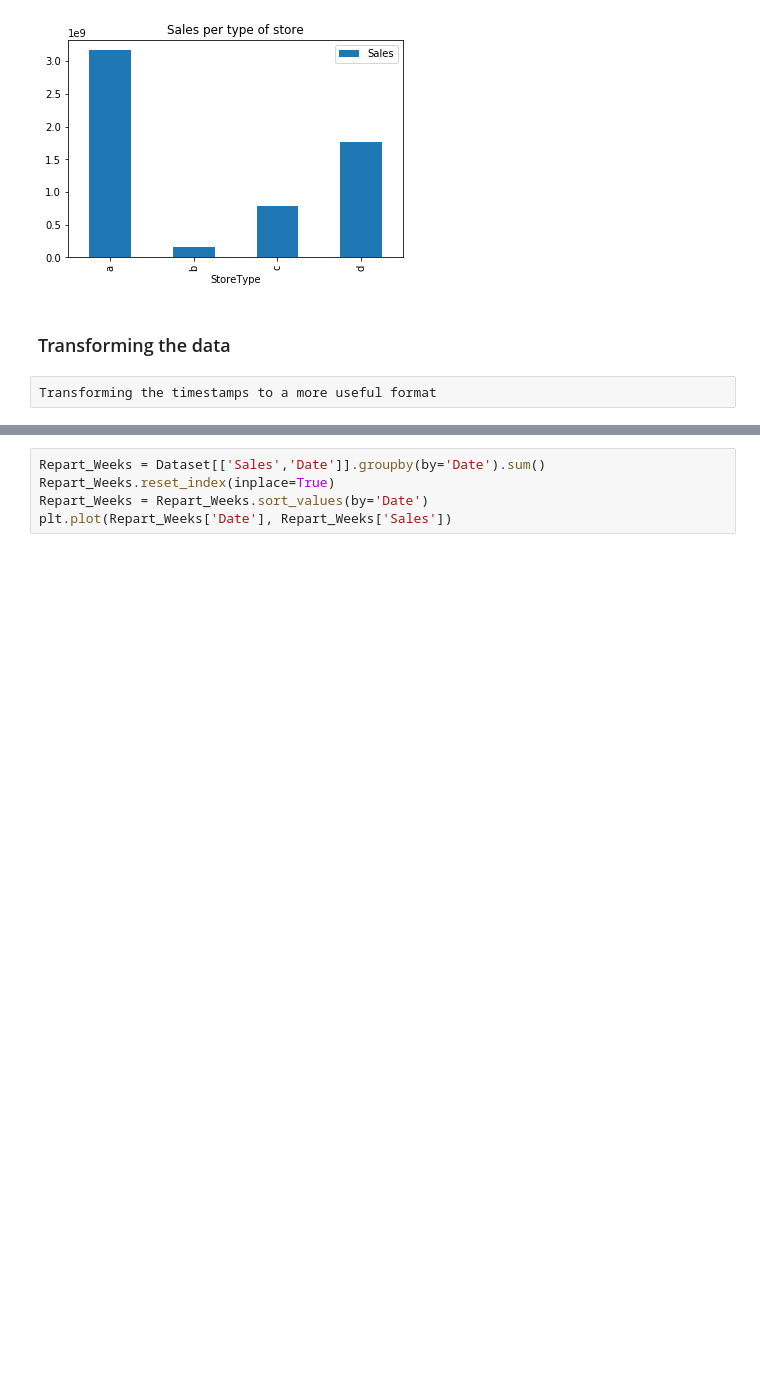
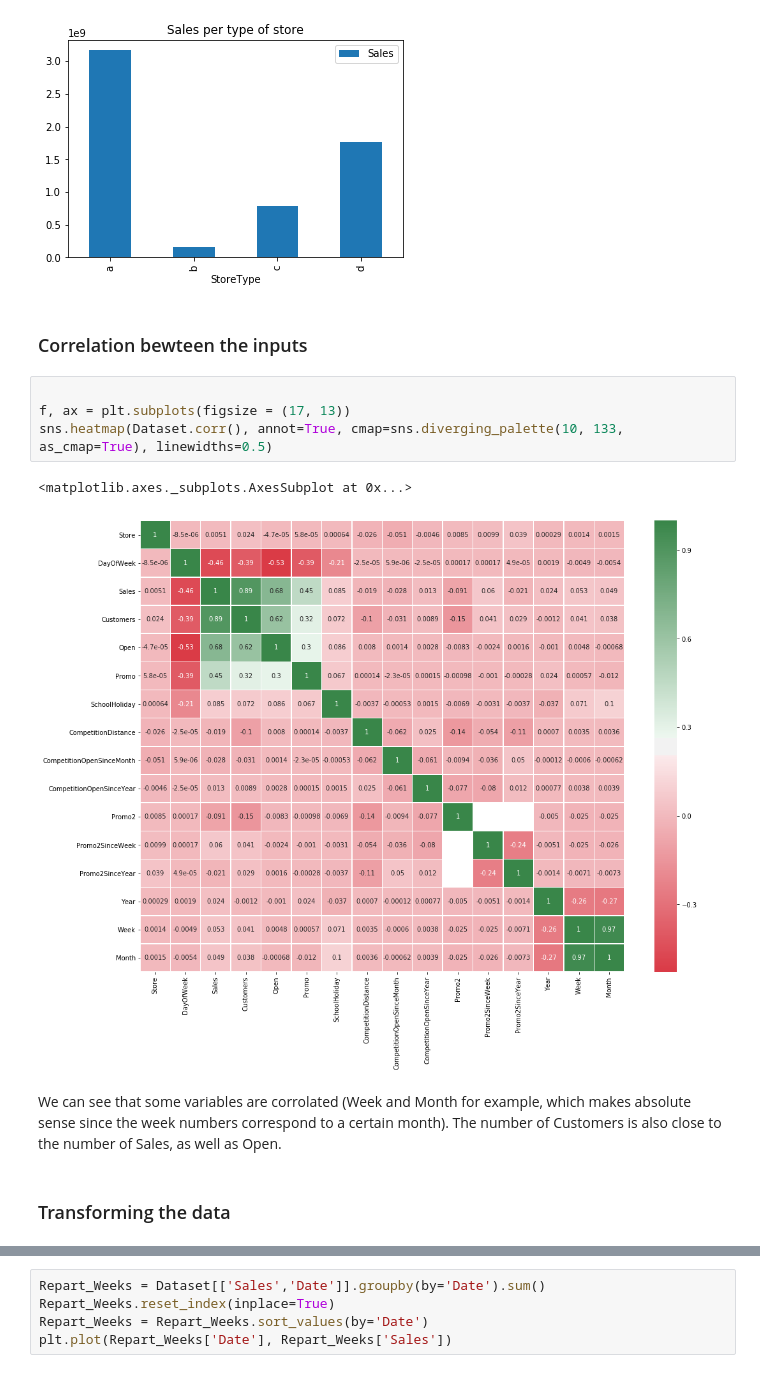
Before and after one commit to lajouanie/Challenge_Paylead, a Jupyter notebook: Challenge_paylead.ipynb, the cells around one changed output, grey strips where cells are left out. Cells and saved outputs as stored; diff of their text form; blank space fills up the shorter version.

```diff
--- a/Challenge_paylead.ipynb
+++ b/Challenge_paylead.ipynb
@@ -95,7 +74,16 @@ Dataset = Dataset.merge(Stores, on = 'Store')
 Stores_rep = Dataset[['StoreType','Sales']].groupby(by='StoreType').sum().plot(kind = "bar", title = "Sales per type of store")
 # %% [output]
 [figure]
+# %% [markdown]
+### Correlation bewteen the inputs
+# %%
+
+f, ax = plt.subplots(figsize = (17, 13))
+sns.heatmap(Dataset.corr(), annot=True, cmap=sns.diverging_palette(10, 133, as_cmap=True), linewidths=0.5)
+# %% [output]
+<matplotlib.axes._subplots.AxesSubplot at 0x...>
+[figure, added]
+# %% [markdown]
+We can see that some variables are corrolated (Week and Month for example, which makes absolute sense since the week numbers correspond to a certain month). The number of Customers is also close to the number of Sales, as well as Open.
 # %% [markdown]
 ### Transforming the data
-# %%
-Transforming the timestamps to a more useful format
```
Also changed, not shown: parts of 27 cells of this notebook, 4 other files.
